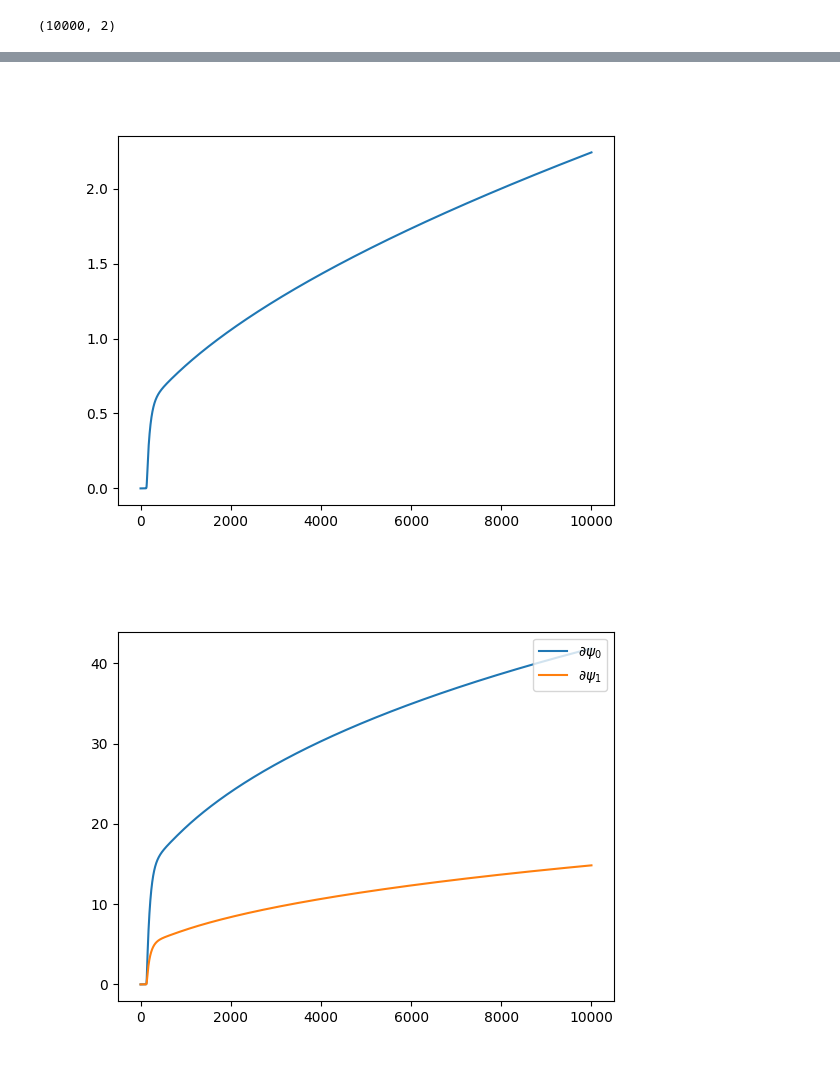
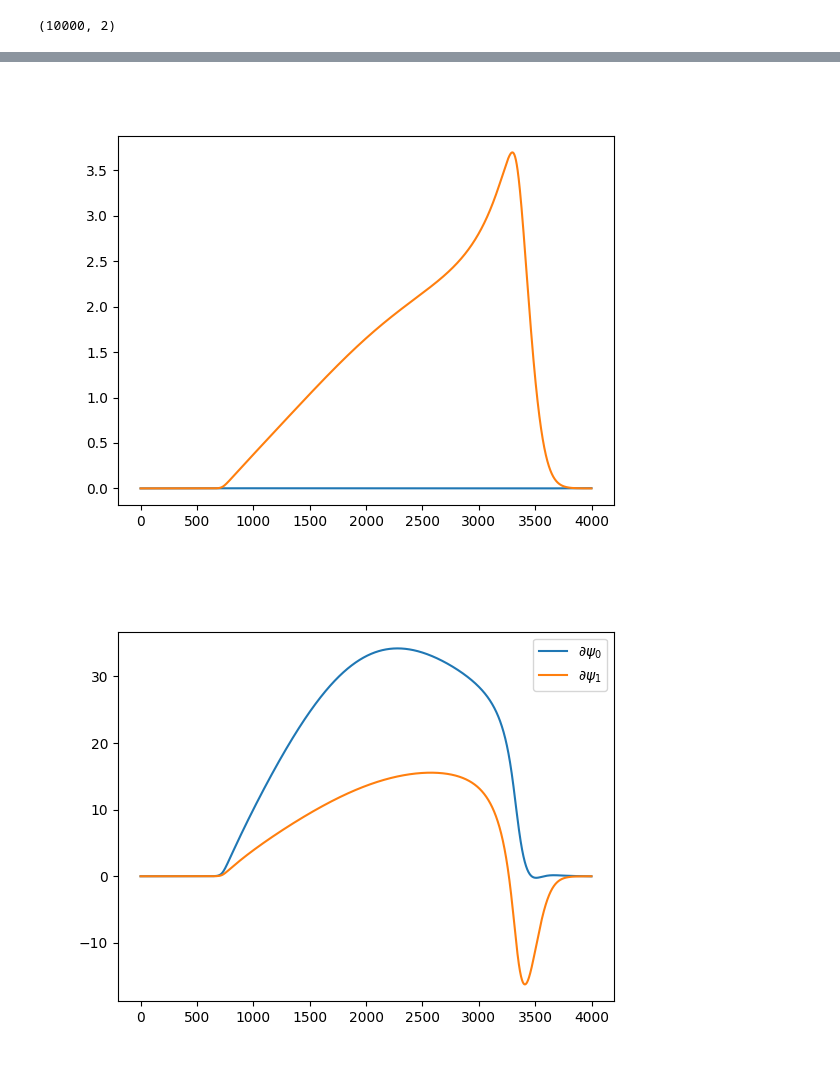
Before and after one commit to Bbosc/GDSOA, a Jupyter notebook: main.ipynb, the cells around one changed output, grey strips where cells are left out. Saved outputs shown, nothing was run; the diff lists cells and outputs as text; code cells hidden in the pictures.

Commit message:
looked at gradient of embedding direction

```diff
--- a/main.ipynb
+++ b/main.ipynb
@@ -18,11 +18,11 @@ config_attractor = np.array([1., 0.15])
 
 # Embedding parameters
 # x = torch.tensor([[-0.5], [0.8], [0.]])
-x = np.array([[-0.6], [1.5], [0.]])[np.newaxis, :]
+x = np.array([[-0.6], [1.6], [0.]])[np.newaxis, :]
 
 fk = ForwardKinematic(urdf_file='2_joints_arm.urdf')
 
-joint_limits = [{'lower': -np.pi, 'upper': np.pi}, {'lower': -np.pi, 'upper': np.pi}]
+joint_limits = [{'lower': -np.pi/2, 'upper': np.pi/2}, {'lower': -np.pi/2, 'upper': np.pi/2}]
 e = Embedding(dimension=2, x=x.repeat(1, 0), fk=fk, limits=joint_limits)
 
 ds = DynamicalSystem(stiffness=K, dissipation=D, attractor=config_attractor, embedding=e, dt=0.01)
@@ -83,10 +83,11 @@ plt.show()
 # %%
 embed =np.stack(ds.embedding_logger)
 plt.figure()
-plt.plot(range(embed.shape[0]), embed[:, 0])
+plt.plot(range(embed.shape[0]), embed[:, :, 0])
+plt.plot(range(embed.shape[0]), embed[:, :, 1])
 plt.show()
 # %% [output]
-[figure, old version]
+[figure, new version]
 # %%
 embed =np.stack(ds.gradient_logger)
 plt.figure()
@@ -95,7 +96,7 @@ plt.plot(range(embed.shape[0]), embed[:, :, 1], label=r'$\partial \psi_{1}$')
 plt.legend(loc='upper right')
 plt.show()
 # %% [output]
-[figure, old version]
+[figure, new version]
 # %%
 embed =np.stack(ds.hessian_logger)
 plt.figure()
```
Also changed, not shown: parts of 8 cells of this notebook, 2 other files.
